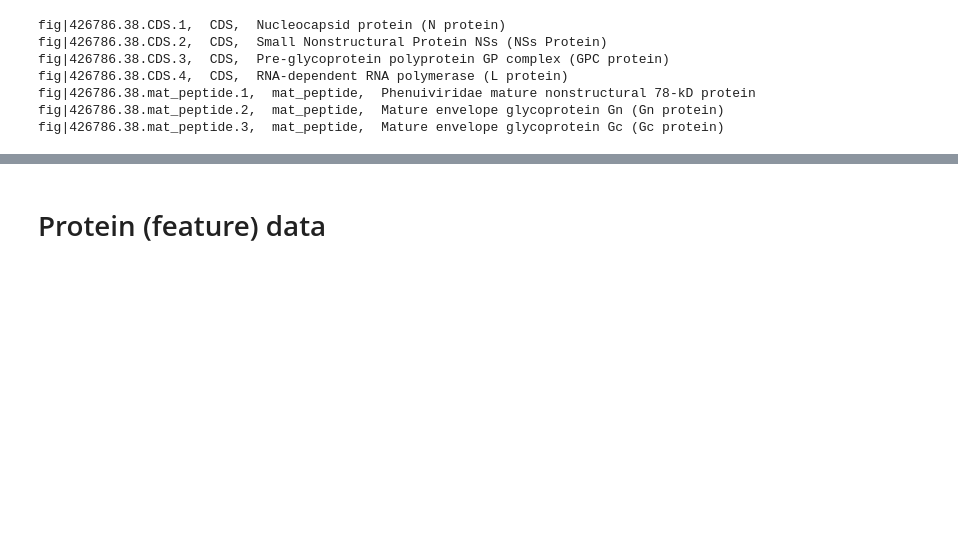
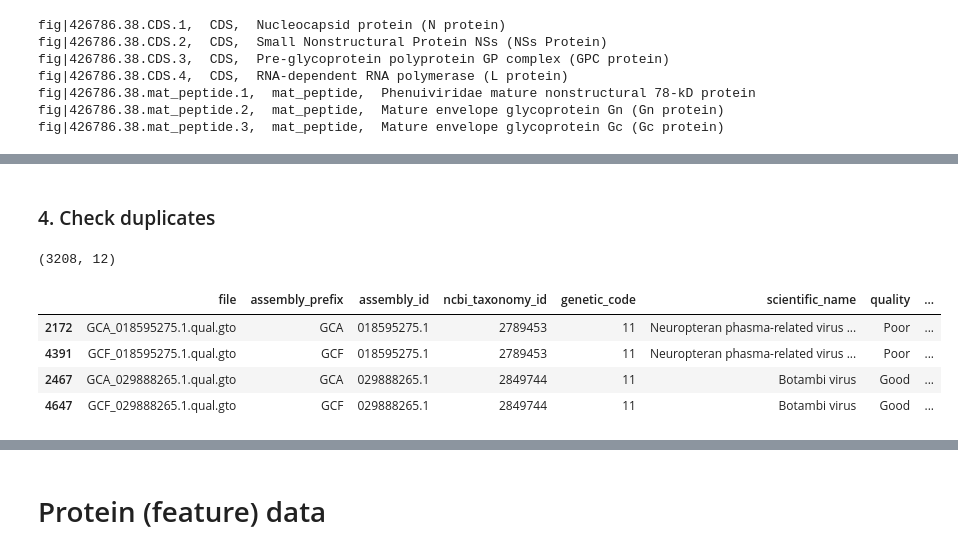
Before and after one commit to adpartin/viral-segmatch, a Jupyter notebook: notebooks/bunyas.ipynb, the cells around one changed output, grey strips where cells are left out. Drawn from its saved outputs; the diff is of its cells as text; code cells hidden in the pictures; blank space fills up the shorter version.

```diff
--- a/notebooks/bunyas.ipynb
+++ b/notebooks/bunyas.ipynb
@@ -175,0 +229,22 @@ fig|426786.38.mat_peptide.3,  mat_peptide,  Mature envelope glycoprotein Gc (Gc
+# %%
+# Aggregate dna data from all GTO files
+print(f"Total files: {len(sorted(quality_gto_dir.glob('*.qual.gto')))}")
+
+dna_data_fname = 'dna_data_all.tsv'
+
+if not (output_dir / dna_data_fname).exists():
+    print(f'Creating {output_dir / dna_data_fname}')
+    dfs = []
+    for i, fpath in enumerate(sorted(quality_gto_dir.glob('*.gto'))):
+        df = get_dna_data_from_gto(gto_file_path=fpath)
+        dfs.append(df)
+
+    dna_df = pd.concat(dfs, axis=0).reset_index(drop=True)
+    dna_df.to_csv(output_dir / dna_data_fname, sep='\t', index=False)
+
+else:
+    print(f'Loading {output_dir / dna_data_fname}')
+    dna_df = pd.read_csv(output_dir / dna_data_fname, sep='\t')
+
+print(dna_df.shape)
+print(dna_df.columns.tolist())
@@ -175,0 +359,15 @@ fig|426786.38.mat_peptide.3,  mat_peptide,  Mature envelope glycoprotein Gc (Gc
+# %% [markdown]
+### 4. Check duplicates
+# %%
+# Check duplicates (there are different types of duplicates as we explore next)
+dna_dups = dna_df[dna_df.duplicated(subset=['dna'], keep=False)].sort_values(['dna'])
+dna_dups.to_csv(output_dir / 'dna_duplicates.tsv', sep='\t', index=False)
+print(dna_dups.shape)
+dna_dups[:4]
+# %% [output]
+(3208, 12)
+|  | file | assembly_prefix | assembly_id | ncbi_taxonomy_id | genetic_code | scientific_name | quality | ... |
+| 2172 | GCA_018595275.1.qual.gto | GCA | 018595275.1 | 2789453 | 11 | Neuropteran phasma-related virus ... | Poor | ... |
+| 4391 | GCF_018595275.1.qual.gto | GCF | 018595275.1 | 2789453 | 11 | Neuropteran phasma-related virus ... | Poor | ... |
+| 2467 | GCA_029888265.1.qual.gto | GCA | 029888265.1 | 2849744 | 11 | Botambi virus | Good | ... |
+| 4647 | GCF_029888265.1.qual.gto | GCF | 029888265.1 | 2849744 | 11 | Botambi virus | Good | ... |
```
Also changed, not shown: parts of 69 cells of this notebook.
